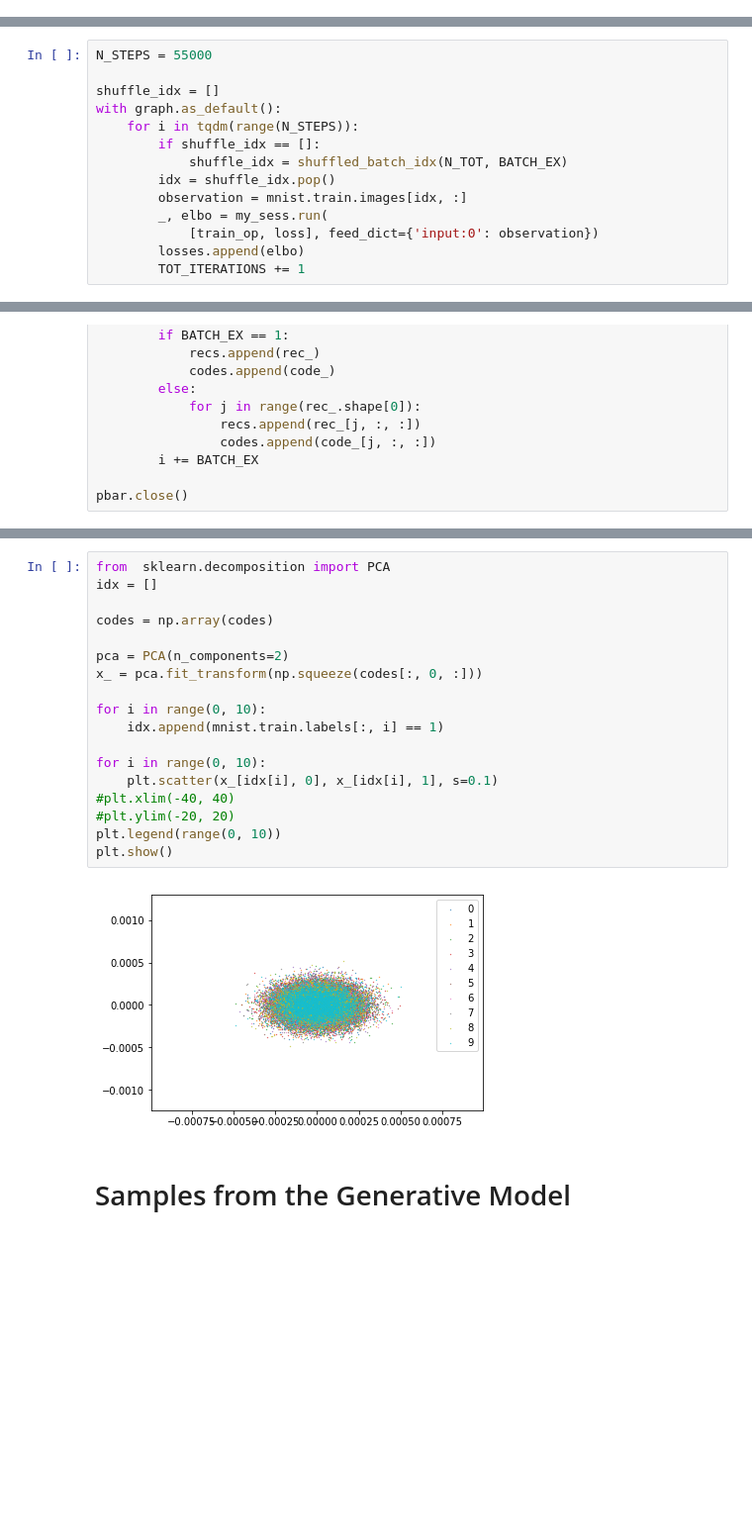
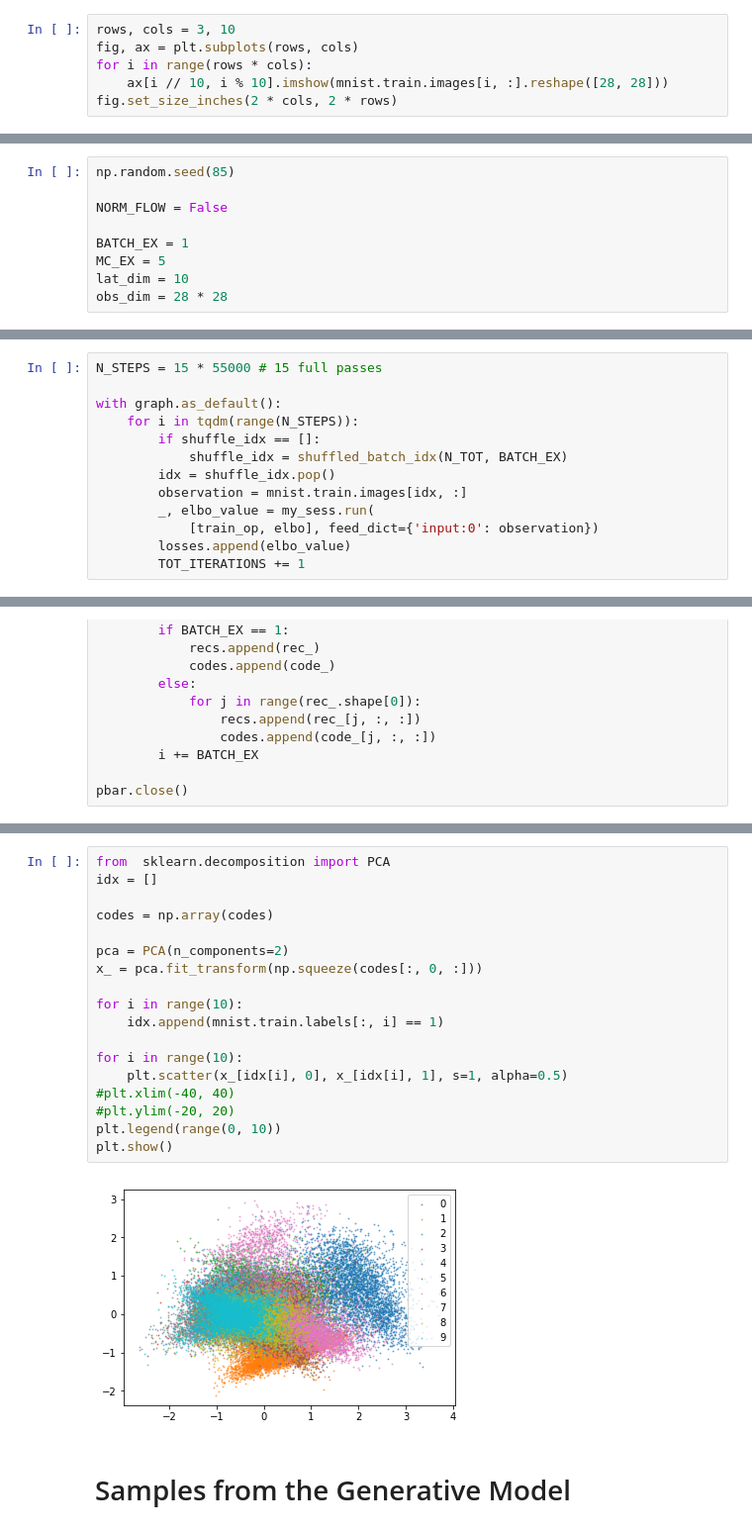
Before and after one commit to hooshmandshr/DeepGenerativeModels, a Jupyter notebook: src/generative/Full_NF_variational_auto_encoder.ipynb, the cells around one changed output, grey strips where cells are left out. Shown: that part at 99% size. Cells and saved outputs as stored; diff of their text form; blank space fills up the shorter version.

Commit message:
Refactored code and updated VAE notebook. Also, fixed random seed so that results are reproducable.

```diff
--- a/src/generative/Full_NF_variational_auto_encoder.ipynb
+++ b/src/generative/Full_NF_variational_auto_encoder.ipynb
@@ -22,3 +35,9 @@ N_TOT = mnist.train.images.shape[0]
 # epsilon
 mnist.train.images[mnist.train.images == 0.] += 0.001
 mnist.train.images[mnist.train.images == 1.] -= 0.001
+# %%
+rows, cols = 3, 10
+fig, ax = plt.subplots(rows, cols)
+for i in range(rows * cols):
+    ax[i // 10, i % 10].imshow(mnist.train.images[i, :].reshape([28, 28]))
+fig.set_size_inches(2 * cols, 2 * rows)
@@ -35 +55,10 @@ def logit(x):
+# %%
+np.random.seed(85)
+
+NORM_FLOW = False
+
+BATCH_EX = 1
+MC_EX = 5
+lat_dim = 10
+obs_dim = 28 * 28
 # %%
@@ -105,14 +101,13 @@ TOT_ITERATIONS = 0
 # %%
-N_STEPS = 55000
+N_STEPS = 15 * 55000 # 15 full passes
 
-shuffle_idx = []
 with graph.as_default():
     for i in tqdm(range(N_STEPS)):
         if shuffle_idx == []:
             shuffle_idx = shuffled_batch_idx(N_TOT, BATCH_EX)
         idx = shuffle_idx.pop()
         observation = mnist.train.images[idx, :]
-        _, elbo = my_sess.run(
-            [train_op, loss], feed_dict={'input:0': observation})
-        losses.append(elbo)
+        _, elbo_value = my_sess.run(
+            [train_op, elbo], feed_dict={'input:0': observation})
+        losses.append(elbo_value)
         TOT_ITERATIONS += 1
@@ -159,23 +162,23 @@ recs1.shape
 # %%
 from  sklearn.decomposition import PCA
 idx = []
 
 codes = np.array(codes)
 
 pca = PCA(n_components=2)
 x_ = pca.fit_transform(np.squeeze(codes[:, 0, :]))
 
-for i in range(0, 10):
+for i in range(10):
     idx.append(mnist.train.labels[:, i] == 1)
 
-for i in range(0, 10):
-    plt.scatter(x_[idx[i], 0], x_[idx[i], 1], s=0.1)
+for i in range(10):
+    plt.scatter(x_[idx[i], 0], x_[idx[i], 1], s=1, alpha=0.5)
 #plt.xlim(-40, 40)
 #plt.ylim(-20, 20)
 plt.legend(range(0, 10))
 plt.show()
 # %% [output]
-[figure, old version]
+[figure, new version]
 # %% [markdown]
 # Samples from the Generative Model
 # %%
```
Also changed, not shown: parts of 10 cells of this notebook, 1 other file.
